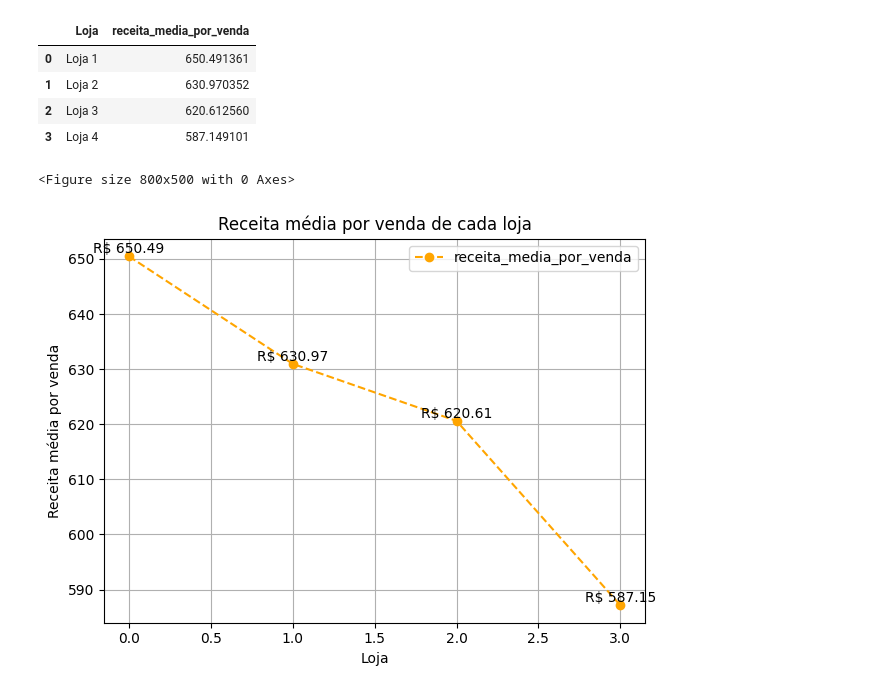
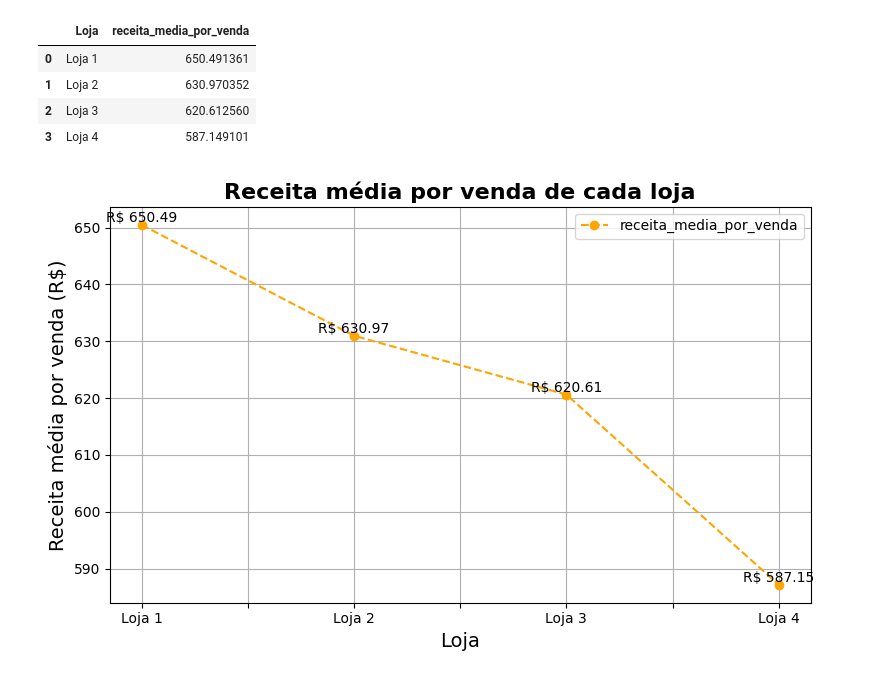
Before and after one commit to lidimoura/challenge1-data-science-Alura-Store, a Jupyter notebook: AluraStoreBrasil.ipynb, the cells around one changed output. Cells and saved outputs as stored; diff of their text form; code cells hidden in the pictures.

Commit message:
Criado usando o Colab - corrigindo e atualizando o gráfico de venda média de cada loja informando qual valor se refere a cada loja pra visualização mais assertiva e prática

```diff
--- a/AluraStoreBrasil.ipynb
+++ b/AluraStoreBrasil.ipynb
@@ -644,16 +644,15 @@ display(receita_media_por_loja)
 # %%
 # Criando gráfico com linha da receita média por venda de cada loja
 plt.figure(figsize=(8,5))
-receita_media_por_loja.plot(kind='line', marker='o', linestyle='--', color='orange')
-plt.title('Receita média por venda de cada loja')
-plt.ylabel('Receita média por venda')
-plt.xlabel('Loja')
+receita_media_por_loja.plot(kind='line', x='Loja', y='receita_media_por_venda', marker='o', linestyle='--', color='orange', ax=plt.gca())
+plt.title('Receita média por venda de cada loja', fontsize=16, fontweight='bold')
+plt.ylabel('Receita média por venda (R$)', fontsize=14)
+plt.xlabel('Loja', fontsize=14)
 plt.grid(True)
 for index, row in receita_media_por_loja.iterrows():
-    plt.text(index, row['receita_media_por_venda'], f'R$ {row['receita_media_por_venda']:.2f}', color='black', ha="center", va='bottom')
+    plt.text(index, row['receita_media_por_venda'], f'R$ {row['receita_media_por_venda']:.2f}', color='black', ha="center", va='bottom', fontsize=10)
 plt.tight_layout()
-plt.savefig('grafico_receita_media_por_loja.png', format='png', dpi=300, bbox_inches='tight')
+plt.savefig('grafico_receita_media_por_loja.png')
 plt.show()
 # %% [output]
-<Figure size 800x500 with 0 Axes>
-[figure, old version]
+[figure, new version]
```
Also changed, not shown: parts of 4 cells of this notebook.
